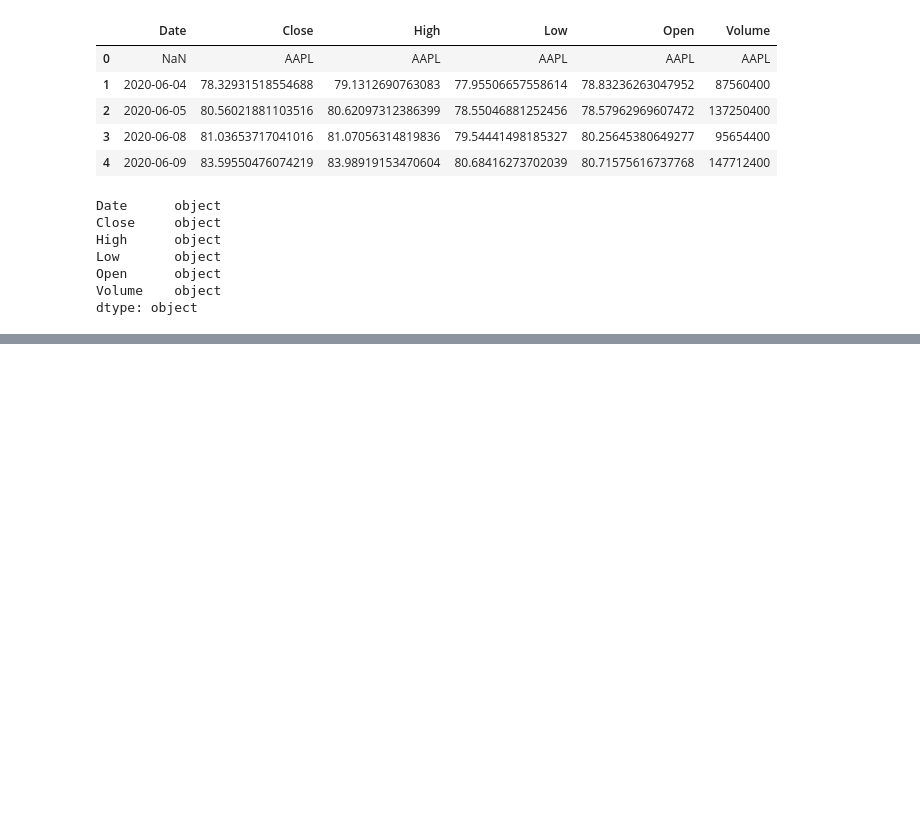
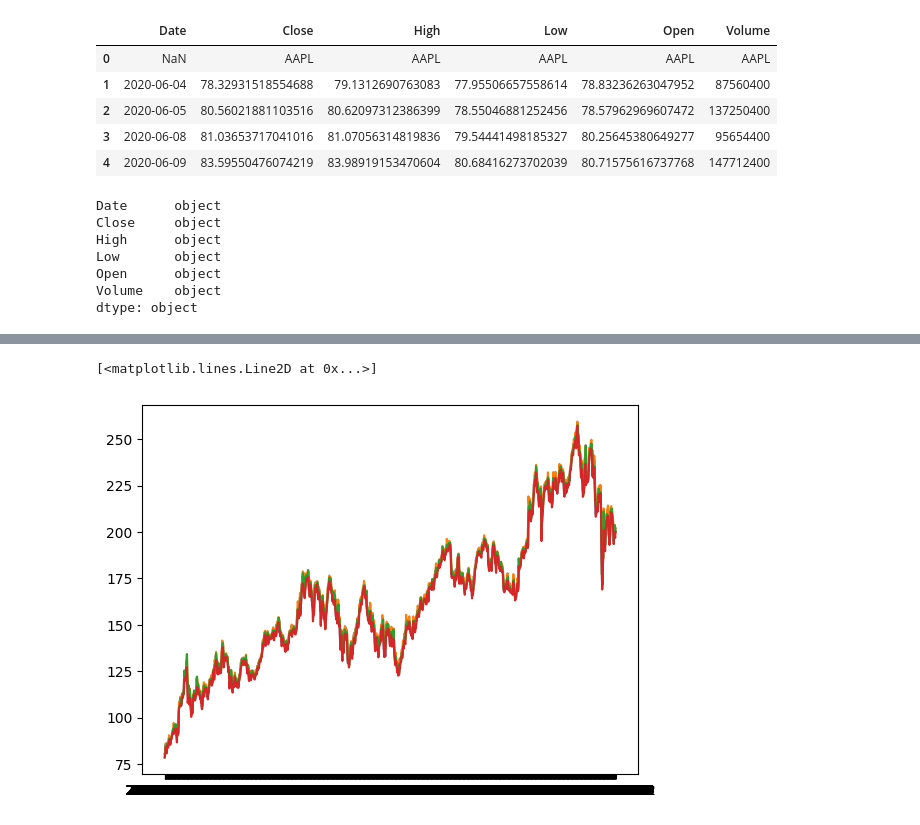
Before and after one commit to SoumyaBhaiya/AppleStocksAnalysis, a Jupyter notebook: stockAnalysis.ipynb, the cells around one changed output, grey strips where cells are left out. Saved outputs shown, nothing was run; the diff lists cells and outputs as text; code cells hidden in the pictures; blank space fills up the shorter version.

```diff
--- a/stockAnalysis.ipynb
+++ b/stockAnalysis.ipynb
@@ -53,0 +55,8 @@ dataest = dataset.dropna()
+# %%
+plt.plot(dataset["Date"], dataset["Close"])
+plt.plot(dataset["Date"], dataset["High"])
+plt.plot(dataset["Date"], dataset["Open"])
+plt.plot(dataset["Date"], dataset["Low"])
+# %% [output]
+[<matplotlib.lines.Line2D at 0x...>]
+[figure, added]
```
Also changed, not shown: parts of 3 cells of this notebook.
